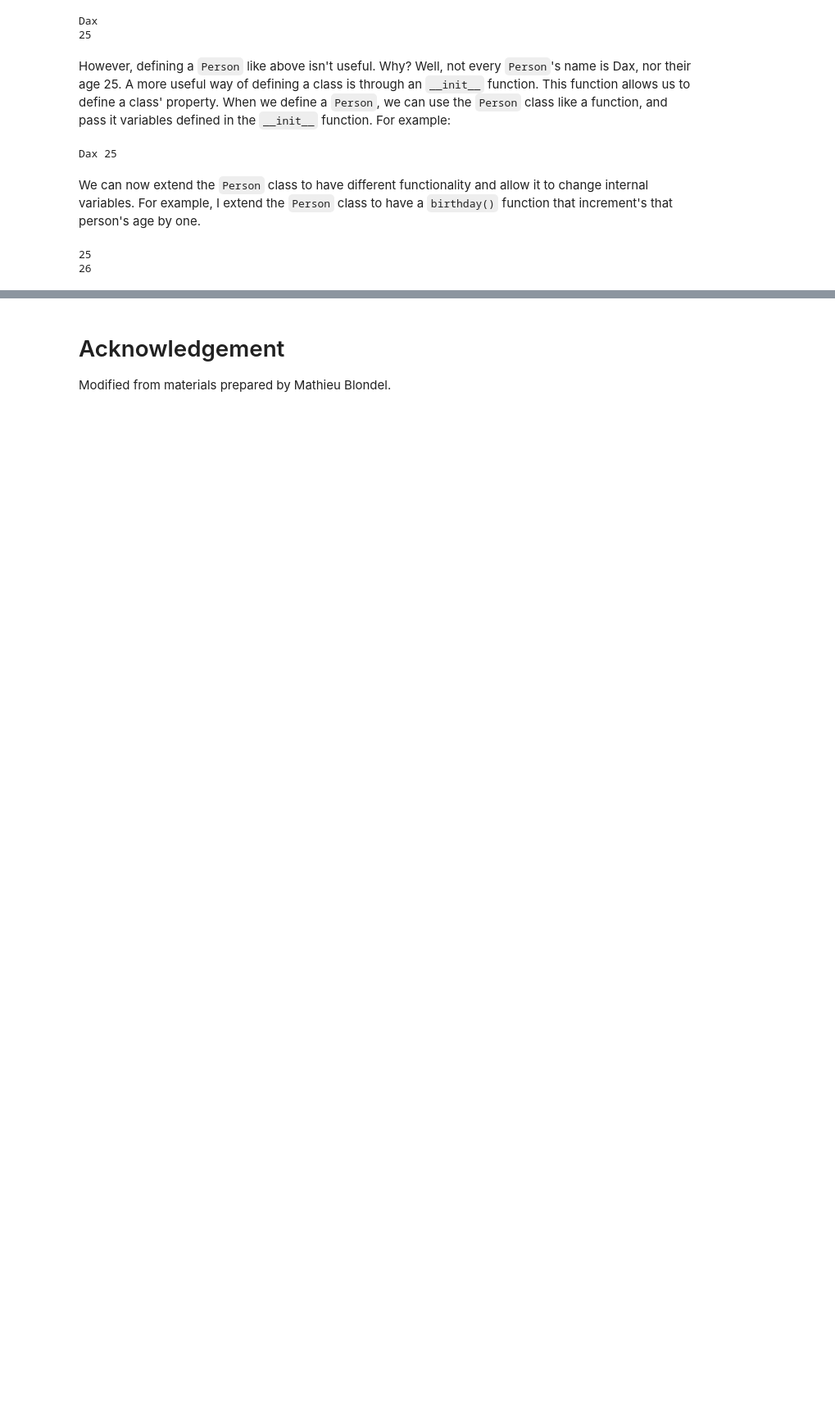
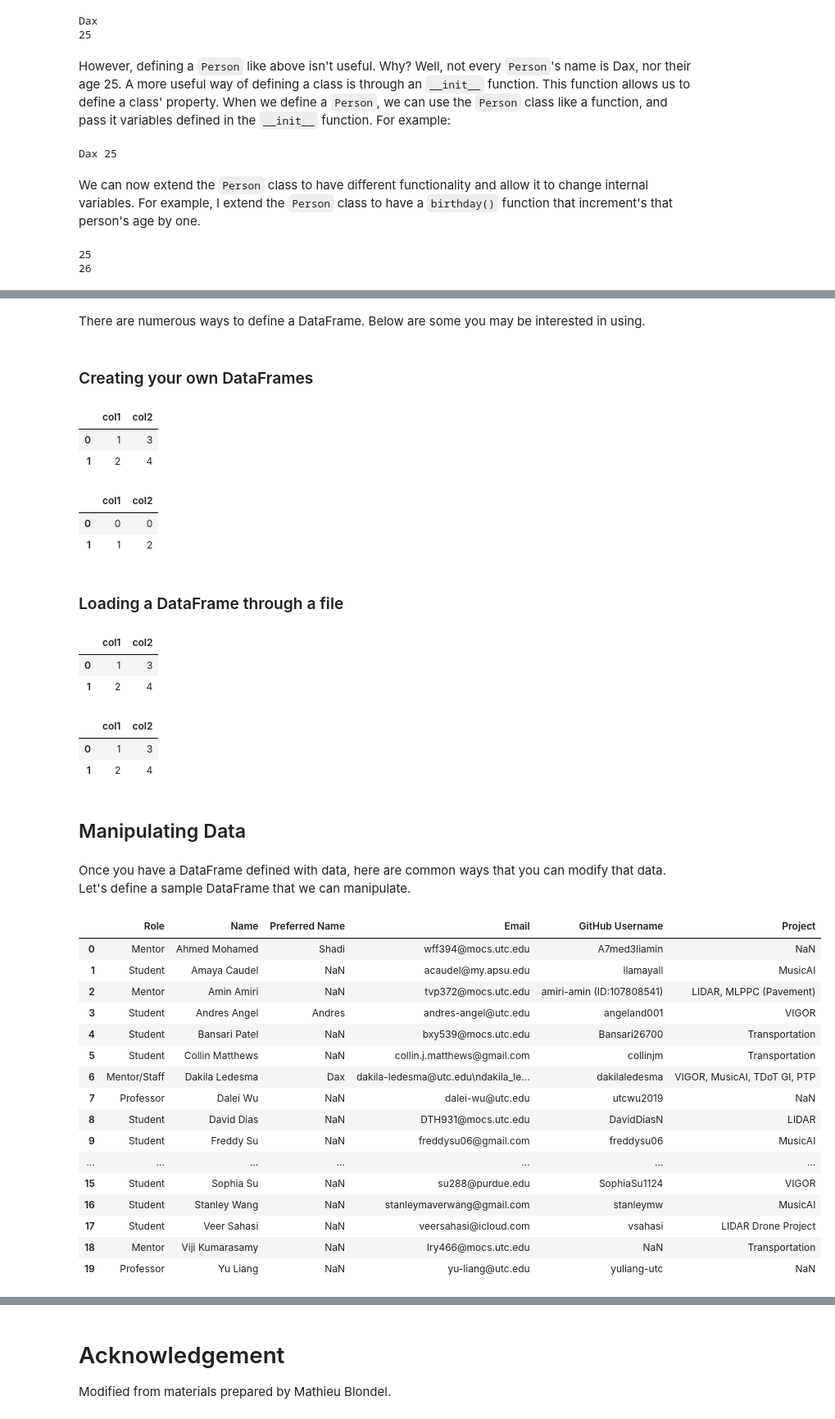
Before and after one commit to networked-intelligence-lab/materials, a Jupyter notebook: training/python/python-basics.ipynb, the cells around one changed output, grey strips where cells are left out. Shown at 82% size. Cells and saved outputs as stored; diff of their text form; code cells hidden in the pictures; blank space fills up the shorter version.

```diff
--- a/training/python/python-basics.ipynb
+++ b/training/python/python-basics.ipynb
@@ -261,0 +379,64 @@ print(mentor.age)
+# %% [markdown]
+There are numerous ways to define a DataFrame. Below are some you may be interested in using.
+# %% [markdown]
+### Creating your own DataFrames
+# %%
+d = {'col1': [1, 2], 'col2': [3, 4]}
+df = pd.DataFrame(data=d)
+display(df)
+# %% [output]
+|  | col1 | col2 |
+| 0 | 1 | 3 |
+| 1 | 2 | 4 |
+# %%
+rows = []
+for i in range(2):
+  rows.append({"col1": i, "col2": i * 2})
+
+df = pd.DataFrame.from_dict(rows)
+display(df)
+# %% [output]
+|  | col1 | col2 |
+| 0 | 0 | 0 |
+| 1 | 1 | 2 |
+# %% [markdown]
+### Loading a DataFrame through a file
+# %%
+df = pd.read_excel("example.xlsx")
+display(df)
+# %% [output]
+|  | col1 | col2 |
+| 0 | 1 | 3 |
+| 1 | 2 | 4 |
+# %%
+df = pd.read_csv("example.csv")
+display(df)
+# %% [output]
+|  | col1 | col2 |
+| 0 | 1 | 3 |
+| 1 | 2 | 4 |
+# %% [markdown]
+## Manipulating Data
+# %% [markdown]
+Once you have a DataFrame defined with data, here are common ways that you can modify that data. Let's define a sample DataFrame that we can manipulate.
+# %%
+summer_df = pd.read_excel("summer.xlsx")
+display(summer_df)
+# %% [output]
+|  | Role | Name | Preferred Name | Email | GitHub Username | Project |
+| 0 | Mentor | Ahmed Mohamed | Shadi | wff394@mocs.utc.edu | A7med3liamin | NaN |
+| 1 | Student | Amaya Caudel | NaN | acaudel@my.apsu.edu | llamayall | MusicAI |
+| 2 | Mentor | Amin Amiri | NaN | tvp372@mocs.utc.edu | amiri-amin (ID:107808541) | LIDAR, MLPPC (Pavement) |
+| 3 | Student | Andres Angel | Andres | andres-angel@utc.edu | angeland001 | VIGOR |
+| 4 | Student | Bansari Patel | NaN | bxy539@mocs.utc.edu | Bansari26700 | Transportation |
+| 5 | Student | Collin Matthews | NaN | collin.j.matthews@gmail.com | collinjm | Transportation |
+| 6 | Mentor/Staff | Dakila Ledesma | Dax | dakila-ledesma@utc.edu\ndakila_le... | dakilaledesma | VIGOR, MusicAI, TDoT GI, PTP |
+| 7 | Professor | Dalei Wu | NaN | dalei-wu@utc.edu | utcwu2019 | NaN |
+| 8 | Student | David Dias | NaN | DTH931@mocs.utc.edu | DavidDiasN | LIDAR |
+| 9 | Student | Freddy Su | NaN | freddysu06@gmail.com | freddysu06 | MusicAI |
+| ... | ... | ... | ... | ... | ... | ... |
+| 15 | Student | Sophia Su | NaN | su288@purdue.edu | SophiaSu1124 | VIGOR |
+| 16 | Student | Stanley Wang | NaN | stanleymaverwang@gmail.com | stanleymw | MusicAI |
+| 17 | Student | Veer Sahasi | NaN | veersahasi@icloud.com | vsahasi | LIDAR Drone Project |
+| 18 | Mentor | Viji Kumarasamy | NaN | lry466@mocs.utc.edu | NaN | Transportation |
+| 19 | Professor | Yu Liang | NaN | yu-liang@utc.edu | yuliang-utc | NaN |
```
Also changed, not shown: parts of 25 cells of this notebook.
